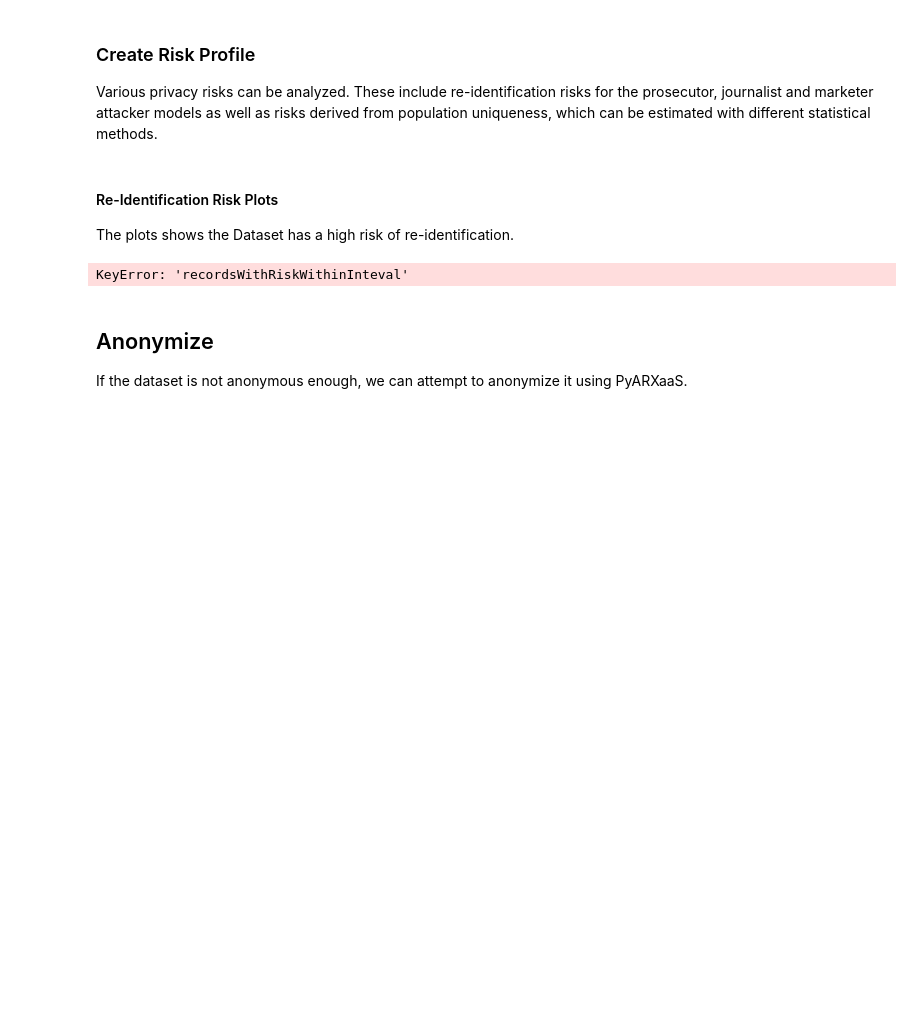
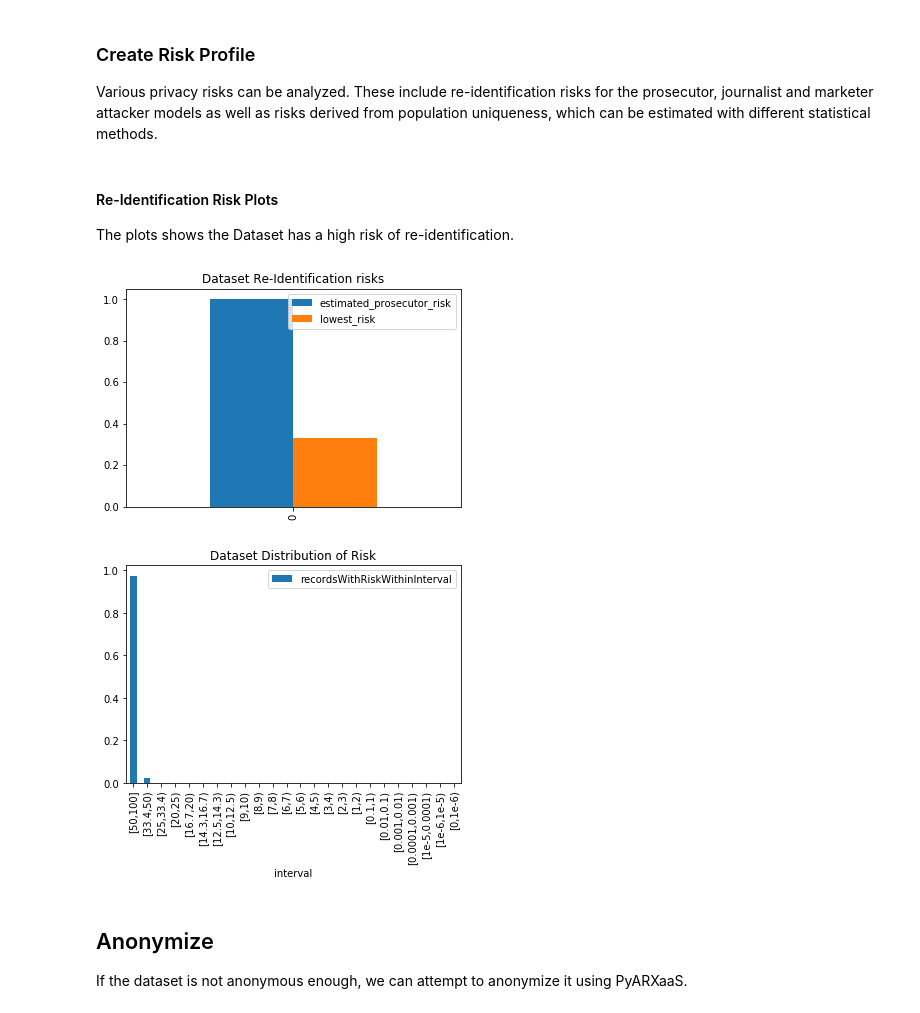
Before and after one commit to oslomet-arx-as-a-service/example-pyaaas-project, a Jupyter notebook: notebooks/data_pres/dummy-data-example-anonymization.ipynb, the cells around one changed output. Cells and saved outputs as stored; diff of their text form; code cells hidden in the pictures; blank space fills up the shorter version.

```diff
--- a/notebooks/data_pres/dummy-data-example-anonymization.ipynb
+++ b/notebooks/data_pres/dummy-data-example-anonymization.ipynb
@@ -65,11 +65,12 @@ The plots shows the Dataset has a high risk of re-identification.
 # %%
 dataset_re_risk = risk_profile.re_identification_risk_dataframe()
 dataset_re_risk[['estimated_prosecutor_risk', 'lowest_risk']].plot(kind="bar", yticks=[0.0, 0.2, 0.4, 0.6, 0.8, 1.0], title="Dataset Re-Identification risks");
 
 dataset_dis_risk = risk_profile.distribution_of_risk_dataframe()
-dataset_dis_risk.plot(kind="bar", x="interval",y="recordsWithRiskWithinInteval", title="Dataset Distribution of Risk");
+dataset_dis_risk.plot(kind="bar", x="interval",y="recordsWithRiskWithinInterval", title="Dataset Distribution of Risk");
 # %% [output]
-KeyError: 'recordsWithRiskWithinInteval'
+[figure, added]
+[figure, added]
 # %% [markdown]
 ## Anonymize
 If the dataset is not anonymous enough, we can attempt to anonymize it using PyARXaaS.
```
Also changed, not shown: parts of 9 cells of this notebook, 1 other file.
